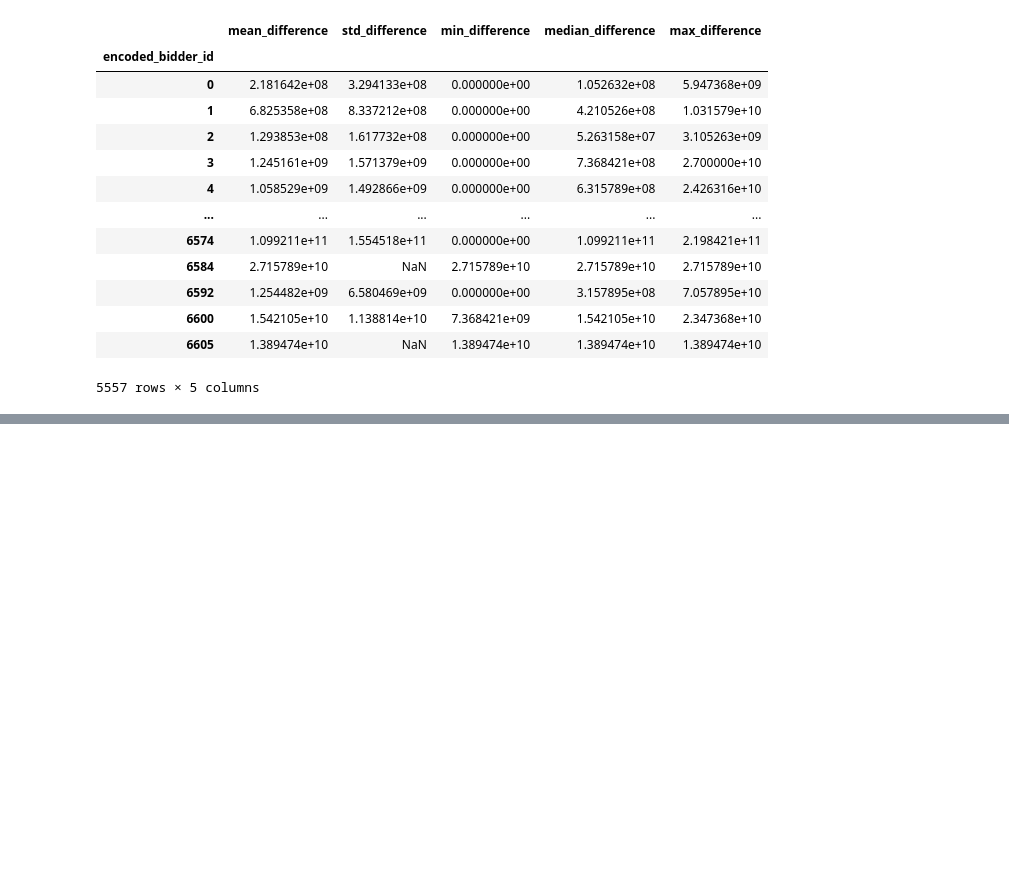
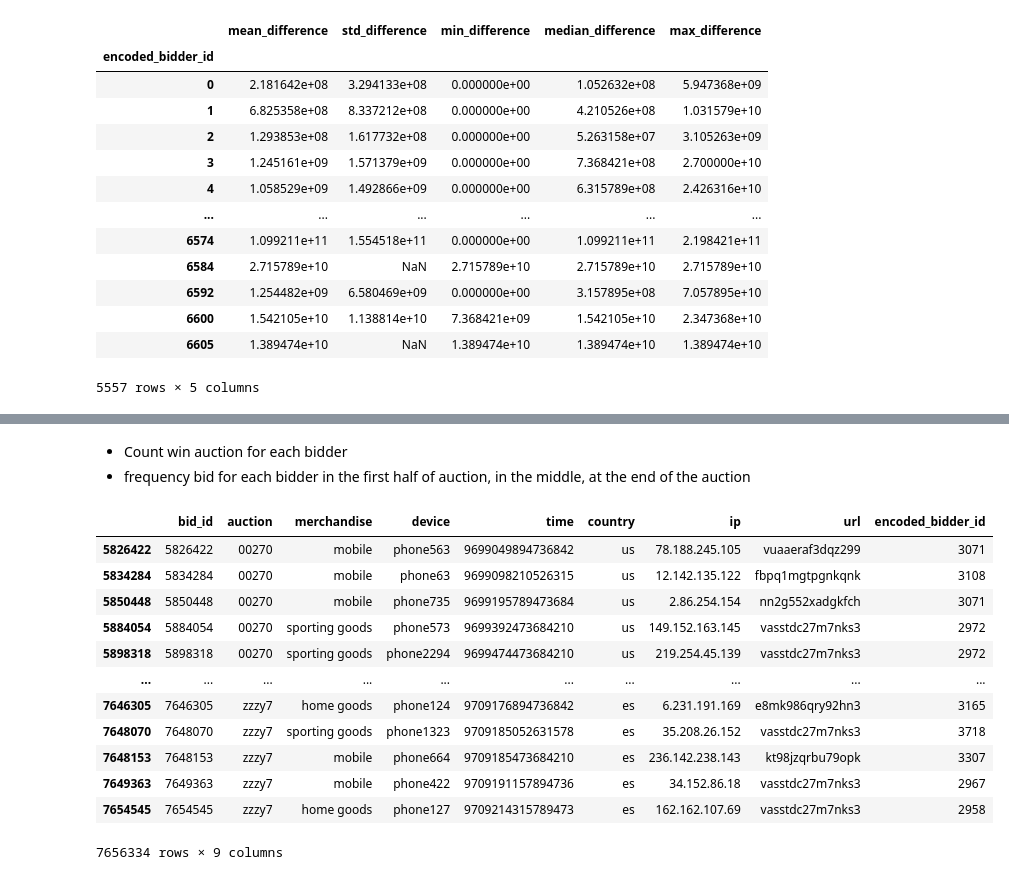
Before and after one commit to trueilorp/Bidder-classification, a Jupyter notebook: RF/note5.ipynb, the cells around one changed output, grey strips where cells are left out. Cells and saved outputs as stored; diff of their text form; code cells hidden in the pictures; blank space fills up the shorter version.

```diff
--- a/RF/note5.ipynb
+++ b/RF/note5.ipynb
@@ -233,0 +254,20 @@ def decision_tree_for_feature_importances(df_train_bidder):
+# %% [markdown]
+- Count win auction for each bidder
+- frequency bid for each bidder in the first half of auction, in the middle, at the end of the auction
+# %%
+temp_df = bids.sort_values(['auction', 'time'])
+temp_df
+# %% [output]
+|  | bid_id | auction | merchandise | device | time | country | ip | url | encoded_bidder_id |
+| 5826422 | 5826422 | 00270 | mobile | phone563 | 9699049894736842 | us | 78.188.245.105 | vuaaeraf3dqz299 | 3071 |
+| 5834284 | 5834284 | 00270 | mobile | phone63 | 9699098210526315 | us | 12.142.135.122 | fbpq1mgtpgnkqnk | 3108 |
+| 5850448 | 5850448 | 00270 | mobile | phone735 | 9699195789473684 | us | 2.86.254.154 | nn2g552xadgkfch | 3071 |
+| 5884054 | 5884054 | 00270 | sporting goods | phone573 | 9699392473684210 | us | 149.152.163.145 | vasstdc27m7nks3 | 2972 |
+| 5898318 | 5898318 | 00270 | sporting goods | phone2294 | 9699474473684210 | us | 219.254.45.139 | vasstdc27m7nks3 | 2972 |
+| ... | ... | ... | ... | ... | ... | ... | ... | ... | ... |
+| 7646305 | 7646305 | zzzy7 | home goods | phone124 | 9709176894736842 | es | 6.231.191.169 | e8mk986qry92hn3 | 3165 |
+| 7648070 | 7648070 | zzzy7 | sporting goods | phone1323 | 9709185052631578 | es | 35.208.26.152 | vasstdc27m7nks3 | 3718 |
+| 7648153 | 7648153 | zzzy7 | mobile | phone664 | 9709185473684210 | es | 236.142.238.143 | kt98jzqrbu79opk | 3307 |
+| 7649363 | 7649363 | zzzy7 | mobile | phone422 | 9709191157894736 | es | 34.152.86.18 | vasstdc27m7nks3 | 2967 |
+| 7654545 | 7654545 | zzzy7 | home goods | phone127 | 9709214315789473 | es | 162.162.107.69 | vasstdc27m7nks3 | 2958 |
+7656334 rows × 9 columns
```
Also changed, not shown: parts of 17 cells of this notebook, 2 other files.
